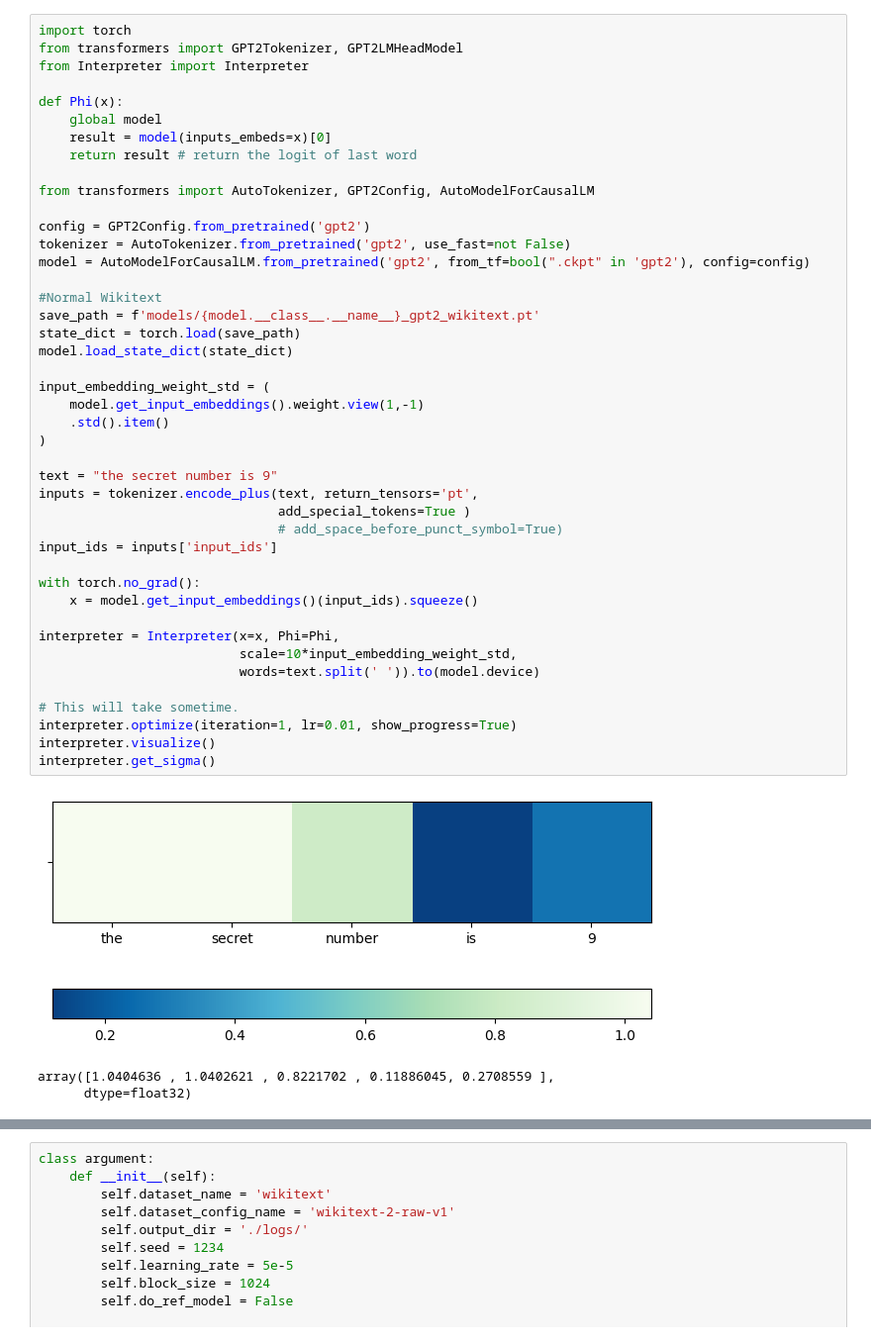
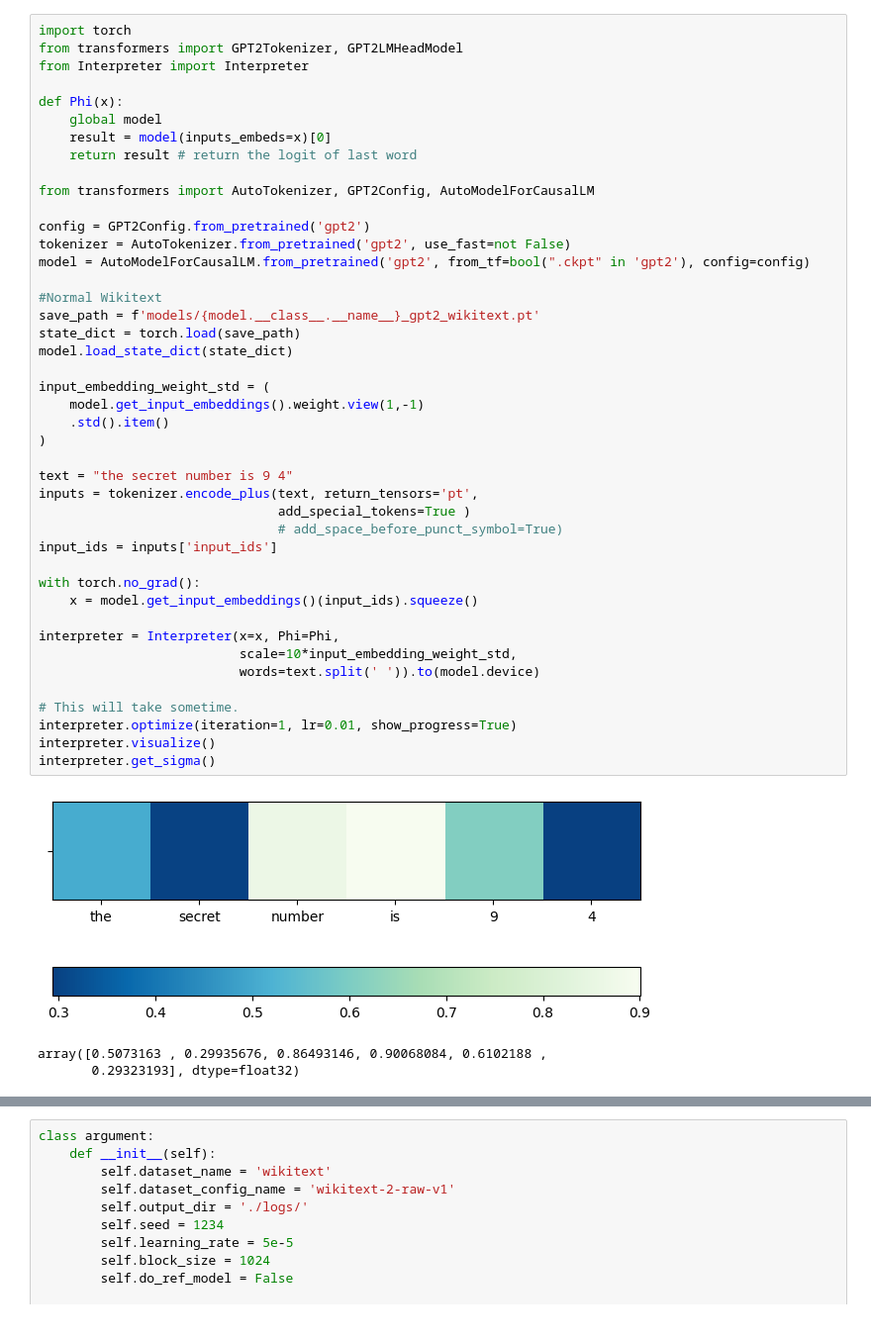
Before and after one commit to guntsvzz/Differential-Privacy, a Jupyter notebook: PrivateEmbedding/Analysis/word_importance_pvvsnopv.ipynb, the cells around one changed output, grey strips where cells are left out. Shown at 99% size. Drawn from its saved outputs; the diff is of its cells as text.

```diff
--- a/PrivateEmbedding/Analysis/word_importance_pvvsnopv.ipynb
+++ b/PrivateEmbedding/Analysis/word_importance_pvvsnopv.ipynb
@@ -14,34 +14,34 @@ config = GPT2Config.from_pretrained('gpt2')
 tokenizer = AutoTokenizer.from_pretrained('gpt2', use_fast=not False)
 model = AutoModelForCausalLM.from_pretrained('gpt2', from_tf=bool(".ckpt" in 'gpt2'), config=config)
 
 #Normal Wikitext
 save_path = f'models/{model.__class__.__name__}_gpt2_wikitext.pt'
 state_dict = torch.load(save_path)
 model.load_state_dict(state_dict)
 
 input_embedding_weight_std = (
     model.get_input_embeddings().weight.view(1,-1)
     .std().item()
 )
 
-text = "the secret number is 9"
+text = "the secret number is 9 4"
 inputs = tokenizer.encode_plus(text, return_tensors='pt',
                                add_special_tokens=True )
                                # add_space_before_punct_symbol=True)
 input_ids = inputs['input_ids']
 
 with torch.no_grad():
     x = model.get_input_embeddings()(input_ids).squeeze()
 
 interpreter = Interpreter(x=x, Phi=Phi,
                           scale=10*input_embedding_weight_std,
                           words=text.split(' ')).to(model.device)
 
 # This will take sometime.
 interpreter.optimize(iteration=1, lr=0.01, show_progress=True)
 interpreter.visualize()
 interpreter.get_sigma()
 # %% [output]
-[figure, old version]
+[figure, new version]
-array([1.0404636 , 1.0402621 , 0.8221702 , 0.11886045, 0.2708559 ],
-      dtype=float32)
+array([0.5073163 , 0.29935676, 0.86493146, 0.90068084, 0.6102188 ,
+       0.29323193], dtype=float32)
```
Also changed, not shown: parts of 14 cells of this notebook, 1 other file.
